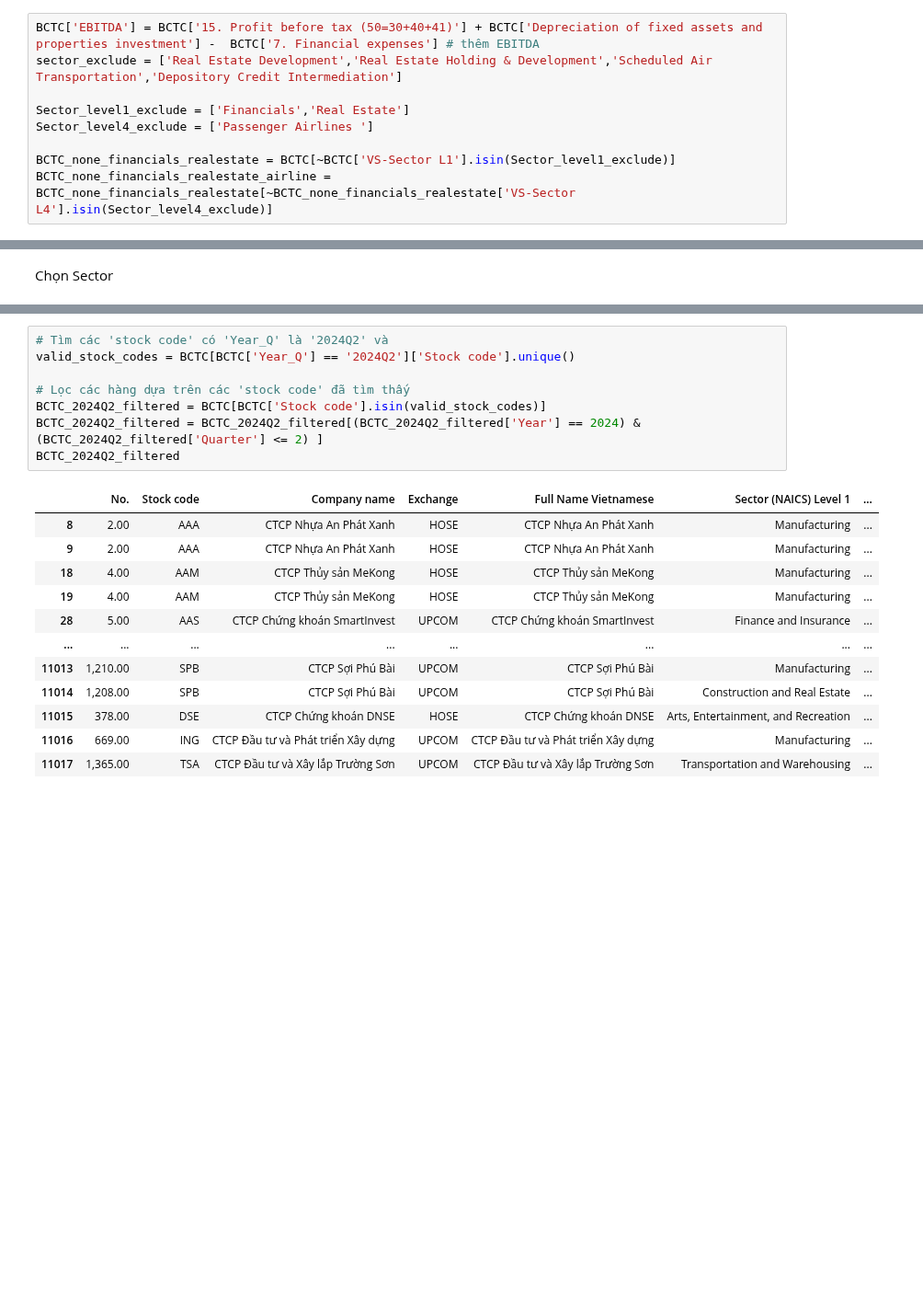
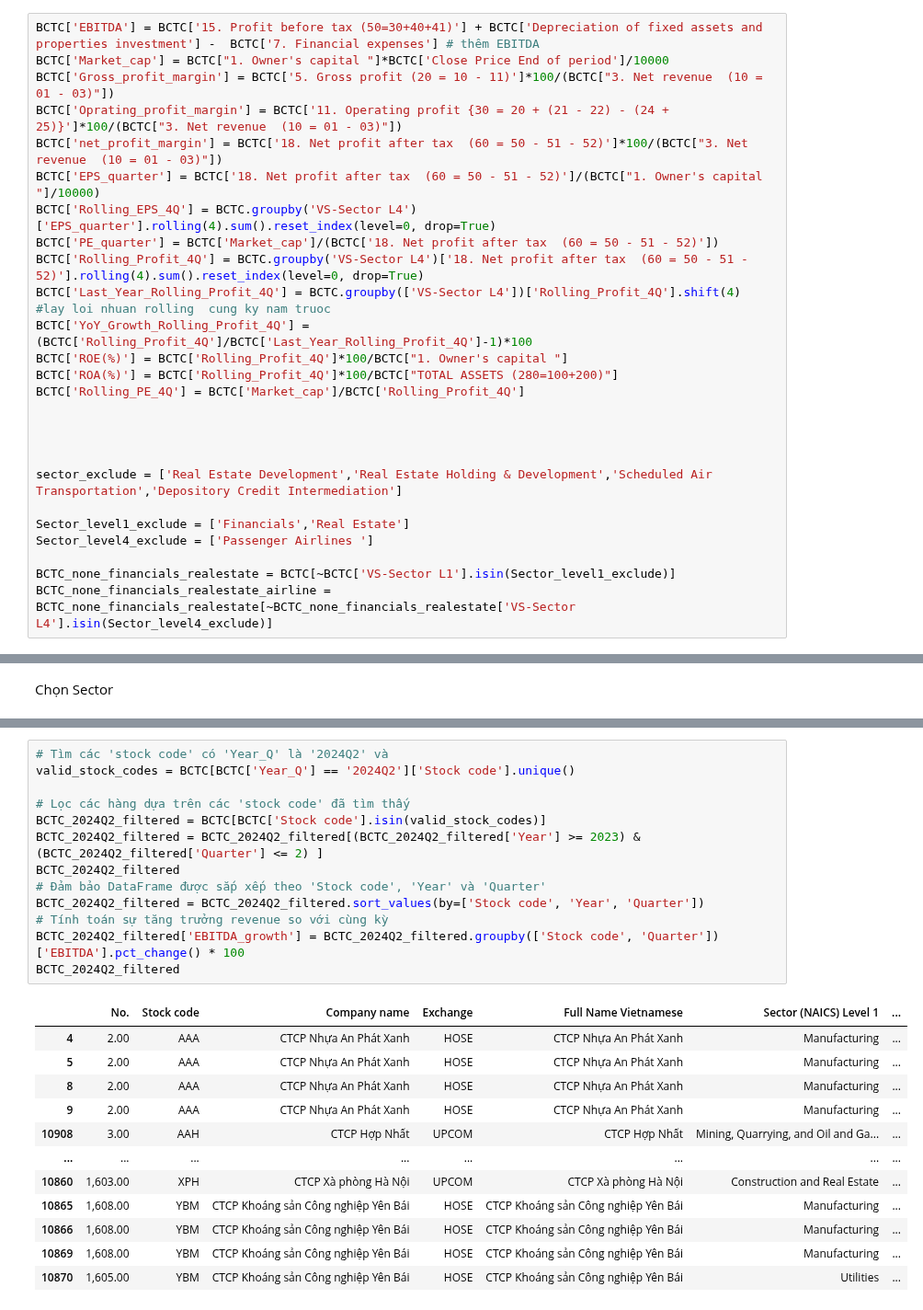
Before and after one commit to mrtotet/Statement_analyst_all_3, a Jupyter notebook: notebooks/data_from_vietstock/analyst.ipynb, the cells around one changed output, grey strips where cells are left out. Shown at 92% size. Cells and saved outputs as stored; diff of their text form; blank space fills up the shorter version.

```diff
--- a/notebooks/data_from_vietstock/analyst.ipynb
+++ b/notebooks/data_from_vietstock/analyst.ipynb
@@ -16,6 +16,23 @@ BCTC = pd.read_excel(file_BCTC,sheet_name=0, header=0)
 Trả lời câu hỏi diễn biến lợi nhuận của toàn thị trường
 # %%
 BCTC['EBITDA'] = BCTC['15. Profit before tax (50=30+40+41)'] + BCTC['Depreciation of fixed assets and properties investment'] -  BCTC['7. Financial expenses'] # thêm EBITDA
+BCTC['Market_cap'] = BCTC["1. Owner's capital "]*BCTC['Close Price End of period']/10000
+BCTC['Gross_profit_margin'] = BCTC['5. Gross profit (20 = 10 - 11)']*100/(BCTC["3. Net revenue  (10 = 01 - 03)"])
+BCTC['Oprating_profit_margin'] = BCTC['11. Operating profit {30 = 20 + (21 - 22) - (24 + 25)}']*100/(BCTC["3. Net revenue  (10 = 01 - 03)"])
+BCTC['net_profit_margin'] = BCTC['18. Net profit after tax  (60 = 50 - 51 - 52)']*100/(BCTC["3. Net revenue  (10 = 01 - 03)"])
+BCTC['EPS_quarter'] = BCTC['18. Net profit after tax  (60 = 50 - 51 - 52)']/(BCTC["1. Owner's capital "]/10000)
+BCTC['Rolling_EPS_4Q'] = BCTC.groupby('VS-Sector L4')['EPS_quarter'].rolling(4).sum().reset_index(level=0, drop=True)
+BCTC['PE_quarter'] = BCTC['Market_cap']/(BCTC['18. Net profit after tax  (60 = 50 - 51 - 52)'])
+BCTC['Rolling_Profit_4Q'] = BCTC.groupby('VS-Sector L4')['18. Net profit after tax  (60 = 50 - 51 - 52)'].rolling(4).sum().reset_index(level=0, drop=True)
+BCTC['Last_Year_Rolling_Profit_4Q'] = BCTC.groupby(['VS-Sector L4'])['Rolling_Profit_4Q'].shift(4)  #lay loi nhuan rolling  cung ky nam truoc
+BCTC['YoY_Growth_Rolling_Profit_4Q'] = (BCTC['Rolling_Profit_4Q']/BCTC['Last_Year_Rolling_Profit_4Q']-1)*100
+BCTC['ROE(%)'] = BCTC['Rolling_Profit_4Q']*100/BCTC["1. Owner's capital "]
+BCTC['ROA(%)'] = BCTC['Rolling_Profit_4Q']*100/BCTC["TOTAL ASSETS (280=100+200)"]
+BCTC['Rolling_PE_4Q'] = BCTC['Market_cap']/BCTC['Rolling_Profit_4Q']
+
+
+
+
 sector_exclude = ['Real Estate Development','Real Estate Holding & Development','Scheduled Air Transportation','Depository Credit Intermediation']
 
 Sector_level1_exclude = ['Financials','Real Estate']
@@ -258,21 +257,26 @@ Tìm các cp đã có bctc 2024Q2, sau đó lấy bctc Q1,Q2 của 2024 để t
 # %%
 # Tìm các 'stock code' có 'Year_Q' là '2024Q2' và
 valid_stock_codes = BCTC[BCTC['Year_Q'] == '2024Q2']['Stock code'].unique()
 
 # Lọc các hàng dựa trên các 'stock code' đã tìm thấy
 BCTC_2024Q2_filtered = BCTC[BCTC['Stock code'].isin(valid_stock_codes)]
-BCTC_2024Q2_filtered = BCTC_2024Q2_filtered[(BCTC_2024Q2_filtered['Year'] == 2024) & (BCTC_2024Q2_filtered['Quarter'] <= 2) ]
+BCTC_2024Q2_filtered = BCTC_2024Q2_filtered[(BCTC_2024Q2_filtered['Year'] >= 2023) & (BCTC_2024Q2_filtered['Quarter'] <= 2) ]
 BCTC_2024Q2_filtered
+# Đảm bảo DataFrame được sắp xếp theo 'Stock code', 'Year' và 'Quarter'
+BCTC_2024Q2_filtered = BCTC_2024Q2_filtered.sort_values(by=['Stock code', 'Year', 'Quarter'])
+# Tính toán sự tăng trưởng revenue so với cùng kỳ
+BCTC_2024Q2_filtered['EBITDA_growth'] = BCTC_2024Q2_filtered.groupby(['Stock code', 'Quarter'])['EBITDA'].pct_change() * 100
+BCTC_2024Q2_filtered
 # %% [output]
 |  | No. | Stock code | Company name | Exchange | Full Name Vietnamese | Sector (NAICS) Level 1 | ... |
+| 4 | 2.00 | AAA | CTCP Nhựa An Phát Xanh | HOSE | CTCP Nhựa An Phát Xanh | Manufacturing | ... |
+| 5 | 2.00 | AAA | CTCP Nhựa An Phát Xanh | HOSE | CTCP Nhựa An Phát Xanh | Manufacturing | ... |
 | 8 | 2.00 | AAA | CTCP Nhựa An Phát Xanh | HOSE | CTCP Nhựa An Phát Xanh | Manufacturing | ... |
 | 9 | 2.00 | AAA | CTCP Nhựa An Phát Xanh | HOSE | CTCP Nhựa An Phát Xanh | Manufacturing | ... |
-| 18 | 4.00 | AAM | CTCP Thủy sản MeKong | HOSE | CTCP Thủy sản MeKong | Manufacturing | ... |
-| 19 | 4.00 | AAM | CTCP Thủy sản MeKong | HOSE | CTCP Thủy sản MeKong | Manufacturing | ... |
-| 28 | 5.00 | AAS | CTCP Chứng khoán SmartInvest | UPCOM | CTCP Chứng khoán SmartInvest | Finance and Insurance | ... |
+| 10908 | 3.00 | AAH | CTCP Hợp Nhất | UPCOM | CTCP Hợp Nhất | Mining, Quarrying, and Oil and Ga... | ... |
 | ... | ... | ... | ... | ... | ... | ... | ... |
-| 11013 | 1,210.00 | SPB | CTCP Sợi Phú Bài | UPCOM | CTCP Sợi Phú Bài | Manufacturing | ... |
-| 11014 | 1,208.00 | SPB | CTCP Sợi Phú Bài | UPCOM | CTCP Sợi Phú Bài | Construction and Real Estate | ... |
-| 11015 | 378.00 | DSE | CTCP Chứng khoán DNSE | HOSE | CTCP Chứng khoán DNSE | Arts, Entertainment, and Recreation | ... |
-| 11016 | 669.00 | ING | CTCP Đầu tư và Phát triển Xây dựng | UPCOM | CTCP Đầu tư và Phát triển Xây dựng | Manufacturing | ... |
-| 11017 | 1,365.00 | TSA | CTCP Đầu tư và Xây lắp Trường Sơn | UPCOM | CTCP Đầu tư và Xây lắp Trường Sơn | Transportation and Warehousing | ... |
+| 10860 | 1,603.00 | XPH | CTCP Xà phòng Hà Nội | UPCOM | CTCP Xà phòng Hà Nội | Construction and Real Estate | ... |
+| 10865 | 1,608.00 | YBM | CTCP Khoáng sản Công nghiệp Yên Bái | HOSE | CTCP Khoáng sản Công nghiệp Yên Bái | Manufacturing | ... |
+| 10866 | 1,608.00 | YBM | CTCP Khoáng sản Công nghiệp Yên Bái | HOSE | CTCP Khoáng sản Công nghiệp Yên Bái | Manufacturing | ... |
+| 10869 | 1,608.00 | YBM | CTCP Khoáng sản Công nghiệp Yên Bái | HOSE | CTCP Khoáng sản Công nghiệp Yên Bái | Manufacturing | ... |
+| 10870 | 1,605.00 | YBM | CTCP Khoáng sản Công nghiệp Yên Bái | HOSE | CTCP Khoáng sản Công nghiệp Yên Bái | Utilities | ... |
```
Also changed, not shown: parts of 8 cells of this notebook.
